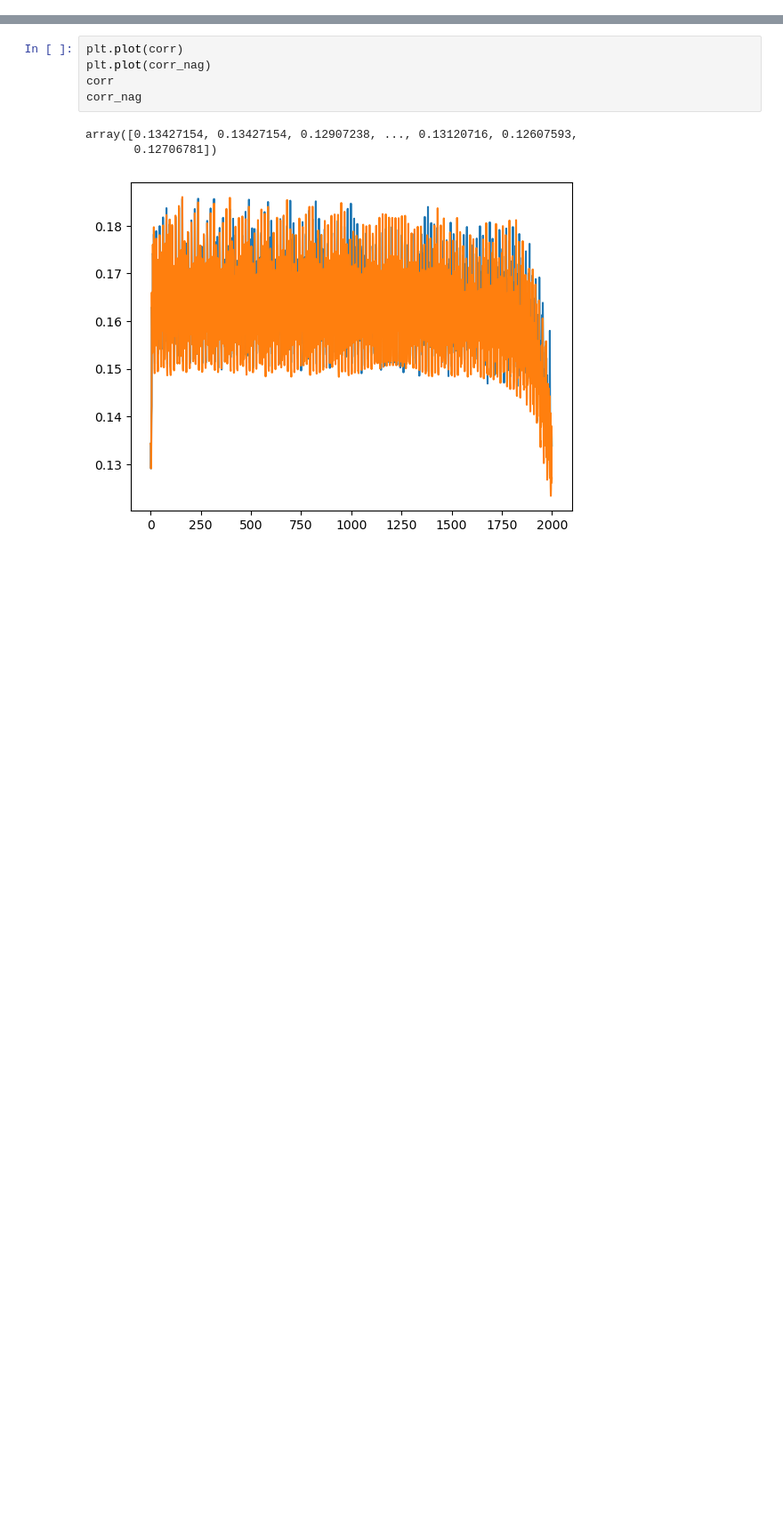
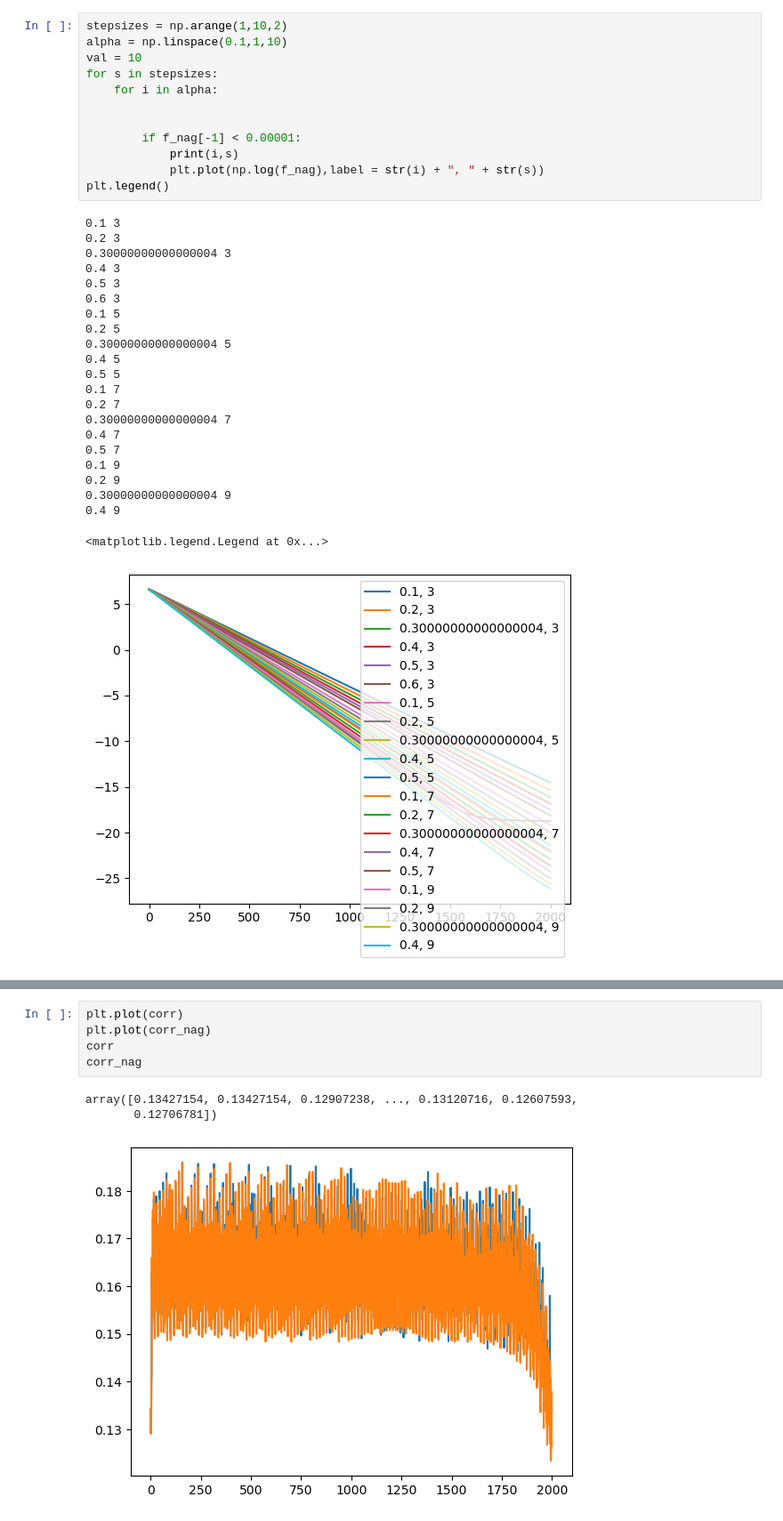
Before and after one commit to J-Hermant/Nesterov_Acceleration_Aiming_Condition, a Jupyter notebook: Wort_instance_pl.ipynb, the cells around one changed output, grey strips where cells are left out. Shown at 89% size. Drawn from its saved outputs; the diff is of its cells as text; blank space fills up the shorter version.

```diff
--- a/Wort_instance_pl.ipynb
+++ b/Wort_instance_pl.ipynb
@@ -170,0 +248,35 @@ True
+# %%
+stepsizes = np.arange(1,10,2)
+alpha = np.linspace(0.1,1,10)
+val = 10
+for s in stepsizes:
+    for i in alpha:
+
+
+        if f_nag[-1] < 0.00001:
+            print(i,s)
+            plt.plot(np.log(f_nag),label = str(i) + ", " + str(s))
+plt.legend()
+# %% [output]
+0.1 3
+0.2 3
+0.30000000000000004 3
+0.4 3
+0.5 3
+0.6 3
+0.1 5
+0.2 5
+0.30000000000000004 5
+0.4 5
+0.5 5
+0.1 7
+0.2 7
+0.30000000000000004 7
+0.4 7
+0.5 7
+0.1 9
+0.2 9
+0.30000000000000004 9
+0.4 9
+<matplotlib.legend.Legend at 0x...>
+[figure, added]
```
Also changed, not shown: parts of 21 cells of this notebook, 3 other files.
